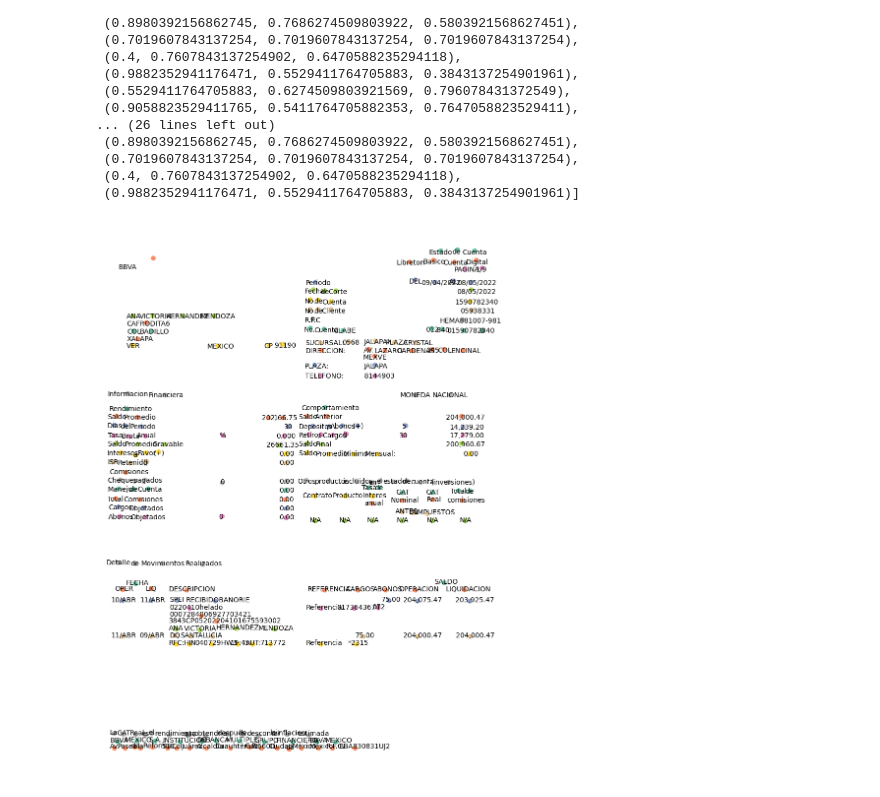
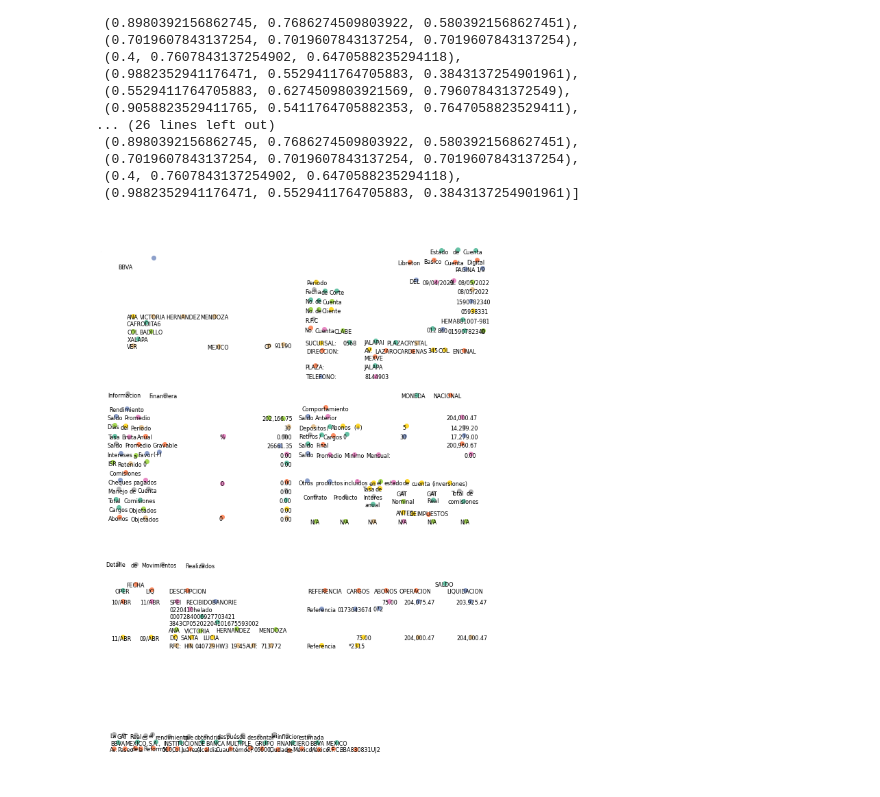
Before and after one commit to NilBiescas/Project_Synthesis2-, a Jupyter notebook: editable_outputs/editable_out_v2.ipynb, the cells around one changed output. Drawn from its saved outputs; the diff is of its cells as text; code cells hidden in the pictures.

Commit message:
Added clustering algorithm for text merging

```diff
--- a/editable_outputs/editable_out_v2.ipynb
+++ b/editable_outputs/editable_out_v2.ipynb
@@ -120,7 +136,12 @@ plot_slide("output2.pptx", 0)
 from PIL import Image
 import matplotlib.pyplot as plt
 
-img = Image.open(r'C:\Users\xavim\Desktop\Uni\3er\2\Syntesis\Project_Synthesis2-\Sample documents - PNG\Bank account statements\Estado de cuenta completo BBVA\0.png')
+file_name, page = file2open.split("_")
+page = page[:-4] # to remove .txt
+
+img = Image.open(f"{dir2Main}/Project_Synthesis2-/Sample documents - PNG/{file_name}/{page}.png")
+plt.figure(figsize=(6,7))
 plt.imshow(img)
+plt.axis("off")
 plt.show()
 # %% [output]
@@ -132,7 +153,7 @@ presentation = Presentation("template.pptx")
 
 # coordinates /2 to fit the template, /2.1 to avoid text overlaps as it starts from higher (ns pq)
 for words in data:
-    coordinates = Pt(words[0] / 2.5), Pt(words[1] / 2.5), Pt((words[2] - words[0]) / 2), Pt((words[3] - words[1]) / 2)
+    coordinates = Pt(words[0] / 2.4), Pt(words[1] / 2.4), Pt((words[2] - words[0]) / 2), Pt((words[3] - words[1]) / 2)
     text = words[4]
     add_text_in_bounding_boxes(presentation, 0, text, coordinates)
 
@@ -189,5 +190,4 @@ def add_text_in_bounding_boxes_colors(presentation, slide_index, text, coordinat
 # %%
-#resizing the slide layout
 presentation = Presentation("template.pptx")
 
 
@@ -200,7 +200,7 @@ presentation.slide_width = new_width
 presentation.slide_height = new_height
 
 # coordinates /2 to fit the template, /2.1 to avoid text overlaps as it starts from higher (ns pq)
-for words in list1:
+for words in data:
     coordinates = Pt(words[0] / 2.5), Pt(words[1] / 3), Pt((words[2] - words[0]) / 2), Pt((words[3] - words[1]) / 2)
     text = words[4]
     confidence = words[5]
@@ -208,17 +208,6 @@ for words in list1:
 
 presentation.save("image_layout_confidence_words.pptx")
 
-
-def change_text_color(presentation, slide_index, color):
-    slide = presentation.slides[slide_index]
-    for shape in slide.shapes:
-        if not shape.has_text_frame:
-            continue
-        for paragraph in shape.text_frame.paragraphs:
-            for run in paragraph.runs:
-                run.font.color.rgb = color
-
-
 change_text_color(presentation, 0, RGBColor(0, 0, 0))
 presentation.save("remove_colors.pptx")
 # %%
@@ -238,0 +237,10 @@ from pptx import Presentation
+# %%
+presentation = Presentation("template.pptx")
+
+# coordinates /2 to fit the template, /2.1 to avoid text overlaps as it starts from higher (ns pq)
+for words in data:
+    coordinates = Pt(words[0] / 2.4), Pt(words[1] / 2.4), Pt((words[2] - words[0]) / 2), Pt((words[3] - words[1]) / 2)
+    text = words[4]
+    add_text_in_bounding_boxes(presentation, 0, text, coordinates)
+
+presentation.save("clustering.pptx")
@@ -309,19 +325,20 @@ colorsMap
 # %%
 presentation = Presentation("template.pptx")
 
 ax = plot_slide("clustering.pptx", 0, 0)
 
 # coordinates /2 to fit the template, /2.1 to avoid text overlaps as it starts from higher (ns pq)
 for words, label in zip(data, labels):
-    coordinates = Pt(words[0] / 2), Pt(words[1] / 2.1), Pt((words[2] - words[0]) / 2), Pt((words[3] - words[1]) / 2)
+    coordinates = Pt(words[0] / 2.5), Pt(words[1] / 2.5), Pt((words[2] - words[0]) / 2), Pt((words[3] - words[1]) / 2)
     centrex = (Pt(words[0] / 2) + Pt((words[2] - words[0]) / 4))
     centrey = (Pt(words[1] / 2) - Pt((words[3] - words[1]) / 4))
     text = words[4]
-    # add_text_in_bounding_boxes(presentation, 0, text, coordinates)
-    ax.text(Pt(words[0]), Pt(words[1]), words[4], fontsize=12)
+
+    add_text_in_bounding_boxes(presentation, 0, text, coordinates)
+    ax.text(Pt(words[0]/2), Pt(words[1]/2), words[4], fontsize=8)
     ax.plot(centrex, centrey, "ro", color=colorsMap[label])
 
 plt.show()
-# presentation.save("clustering.pptx")
+presentation.save("clustering2.pptx")
 # %% [output]
-[figure, old version]
+[figure, new version]
```
Also changed, not shown: parts of 24 cells of this notebook.
